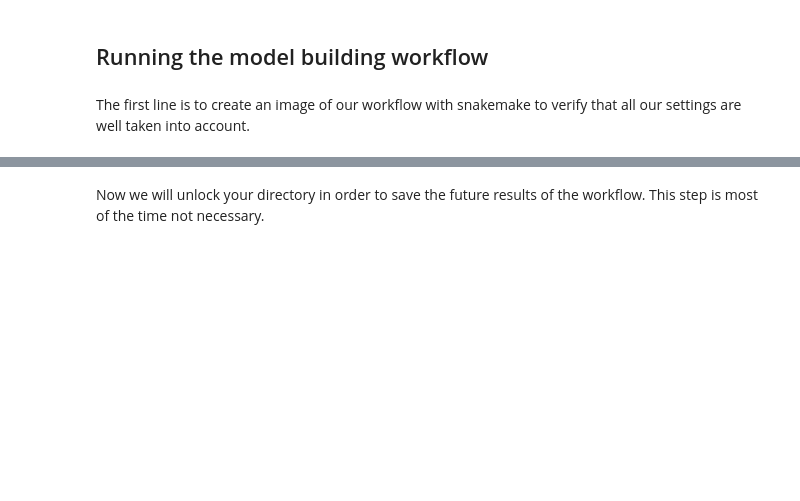
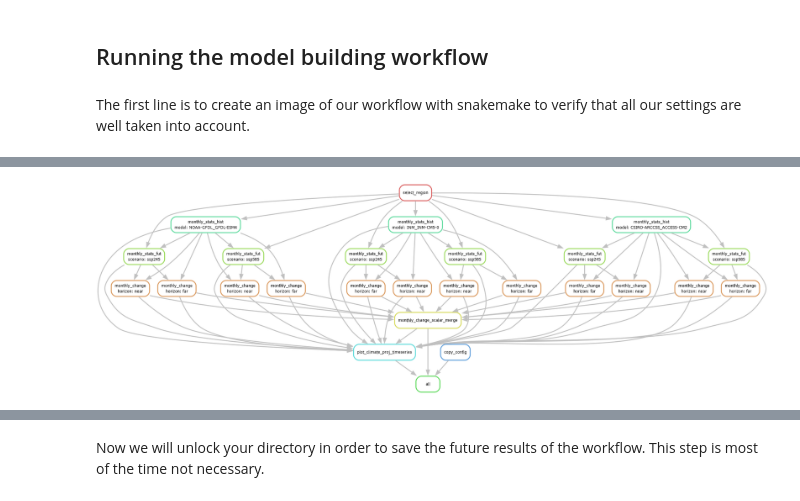
Before and after one commit to Deltares/blueearth_cst, a Jupyter notebook: docs/notebooks/Climate projections.ipynb, the cells around one changed output, grey strips where cells are left out. Drawn from its saved outputs; the diff is of its cells as text; code cells hidden in the pictures; blank space fills up the shorter version.

```diff
--- a/docs/notebooks/Climate projections.ipynb
+++ b/docs/notebooks/Climate projections.ipynb
@@ -110,2 +133,4 @@ The first line is to create an image of our workflow with snakemake to verify th
 # %%
-display.Image("./dag_projections.png")
+display.Image("./dag_climate_projections.png")
+# %% [output]
+[figure, added]
```
Also changed, not shown: parts of 27 cells of this notebook, 23 other files.
